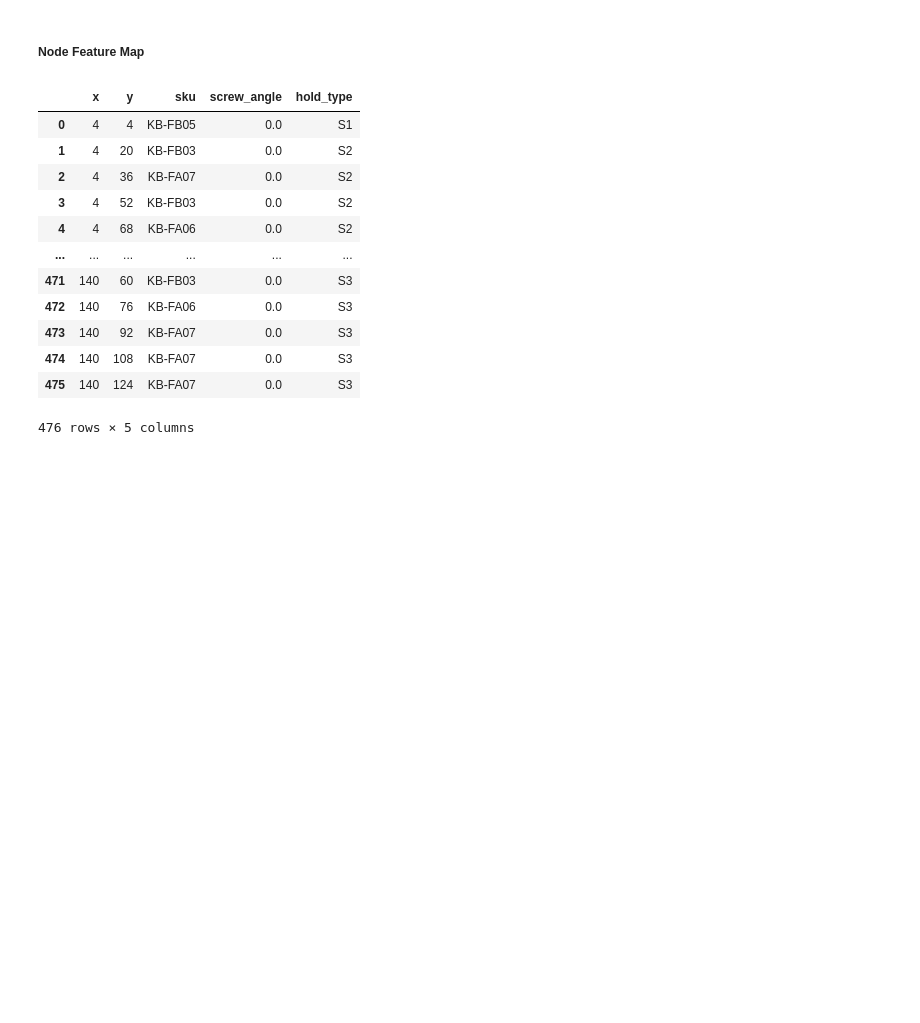
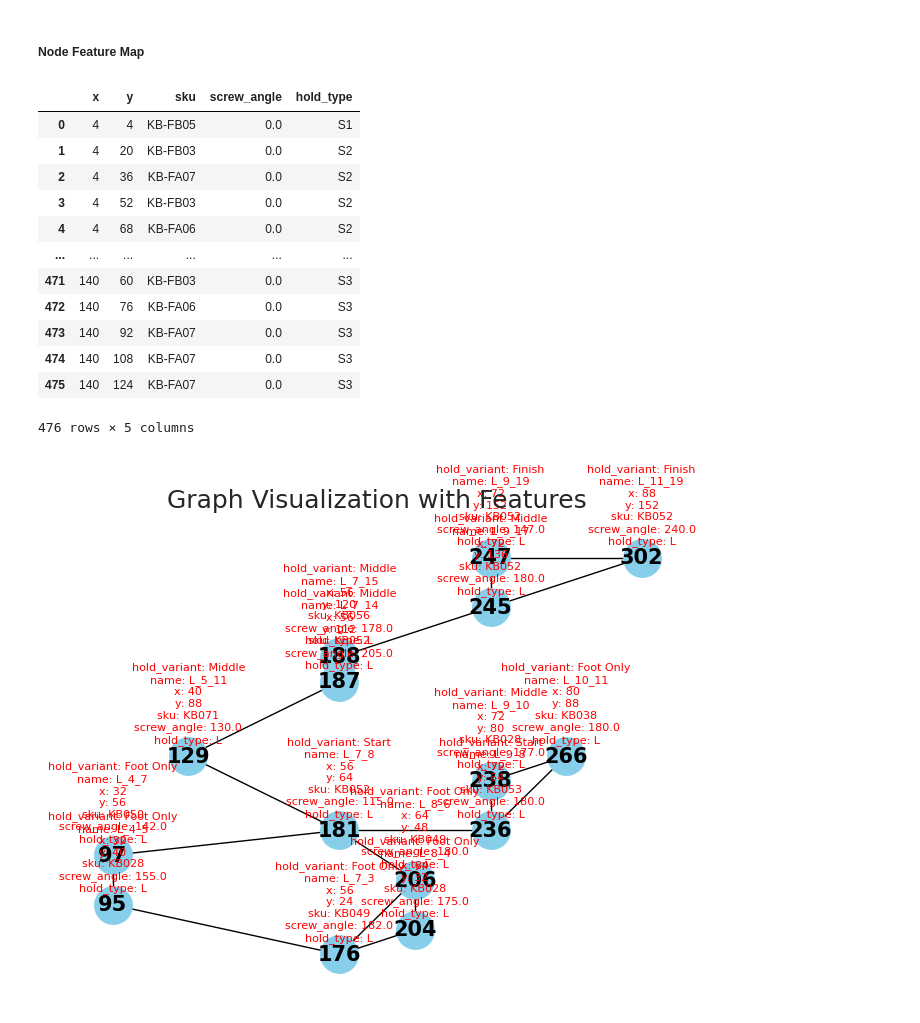
Before and after one commit to TomPlt/KilterBot, a Jupyter notebook: eda.ipynb, the cells around one changed output. Drawn from its saved outputs; the diff is of its cells as text; code cells hidden in the pictures; blank space fills up the shorter version.

```diff
--- a/eda.ipynb
+++ b/eda.ipynb
@@ -243,4 +266,4 @@ Now we can create a dictionary which stores additional information for each of t
 # %%
 df_nodes = pd.read_csv('data/csvs/nodes.csv')
 df_nodes.loc[(df_nodes.x == 80) & (df_nodes.y == 8)]
-df_nodes['hold_type'] = df_nodes['name'].apply(lambda x: x.split('_')[0])
+# df_nodes['hold_type'] = df_nodes['name'].apply(lambda x: x.split('_')[0])
@@ -254,7 +280,7 @@ def get_index(coords):
         return df_filtered.index[0]
     else:
         return None
-df_train['nodes'] = df_train.coordinates.map(lambda x: np.array([get_index(coords) for coords in ast.literal_eval(x)]))
+# df_train['nodes'] = df_train.coordinates.map(lambda x: ([get_index(coords) for coords in ast.literal_eval(x)]))
 print(f'There are a total of {df_train.shape[0]} climbs in the dataset')
 # %% [output]
 There are a total of 7657 climbs in the dataset
@@ -267,9 +293,9 @@ def get_difficulty(uuid):
         return df_filtered.values[0]
     else:
         return None
-df_train['difficulty'] = df_train.uuid.map(lambda x: get_difficulty(x))
-# Removing climbs with missing nodes
+# df_train['difficulty'] = df_train.uuid.map(lambda x: get_difficulty(x))
+# # Removing climbs with missing nodes
 df_train = df_train.dropna().reindex()
-df_train = df_train[df_train.nodes.apply(lambda x: None not in x)].reindex()
+# df_train = df_train[df_train.nodes.apply(lambda x: None not in x)].reindex()
 print(f'There are a total of {df_train.shape[0]} climbs in the dataset after removing climbs with missing nodes')
 # %% [output]
@@ -309,3 +330,79 @@ df_nodes[['x', 'y', 'sku', 'screw_angle', 'hold_type']]
 | 474 | 140 | 108 | KB-FA07 | 0.0 | S3 |
 | 475 | 140 | 124 | KB-FA07 | 0.0 | S3 |
 476 rows × 5 columns
+# %%
+import networkx as nx
+import ast
+import numpy as np
+from tqdm import tqdm
+import pandas as pd
+import matplotlib.pyplot as plt
+
+def data_load_in():
+    df_train = pd.read_csv('data/csvs/train.csv')
+    df_nodes = pd.read_csv('data/csvs/nodes.csv')
+    return df_train, df_nodes
+
+# If you use a list:
+graphs = []
+
+df_train, df_nodes = data_load_in()
+
+for index, row in df_train.iterrows():
+    G = nx.Graph()  # Initialize a new graph for this row
+
+    coordinates = ast.literal_eval(row['coordinates'])
+    nodes = ast.literal_eval(row['nodes'])
+    hold_variants = ast.literal_eval(row['hold_type'])
+
+    for i, coord in enumerate(coordinates):
+        node_id = nodes[i]  # Removed redundant ast.literal_eval
+        hold_variant = hold_variants[i]
+
+        # Add nodes and node attributes to the graph
+        node_features = df_nodes.loc[node_id].to_dict()
+        G.add_node(node_id,
+                coordinates=coord,
+                hold_variant=hold_variant,
+                **node_features)
+
+    # Calculate distances and create edges:
+    for node_id in tqdm(G.nodes(data=True), desc=f"Processing Graph {index}", position=0):
+        distances = {}
+        for target_node_id in G.nodes(data=True):
+            if node_id[0] != target_node_id[0]:
+                dist = np.linalg.norm(np.array(node_id[1]['coordinates']) - np.array(target_node_id[1]['coordinates']))
+                distances[target_node_id[0]] = dist
+        # Get two nearest neighbors
+        nearest_neighbors = sorted(distances.keys(), key=lambda x: distances[x])[:2]
+        for neighbor in nearest_neighbors:
+            G.add_edge(node_id[0], neighbor)
+
+    # Optionally, visualize the graph:
+    # ... [visualization code goes here] ...
+
+    # Append the generated graph to the list
+    graphs.append(G)
+
+
+G = graphs[0]
+
+# Positioning nodes using 'coordinates'
+pos = nx.get_node_attributes(G, 'coordinates')
+
+# Drawing nodes and edges
+nx.draw(G, pos, with_labels=True, node_size=700, node_color='skyblue', font_size=15, font_weight='bold')
+
+# Annotating nodes with their features. Assuming features are 'hold_variant' and other node features
+for node, attrs in G.nodes(data=True):
+    # Creating a string of features for demonstration.
+    # Adjust accordingly to your use case.
+    s = f"hold_variant: {attrs['hold_variant']}\n" + \
+        "\n".join([f"{key}: {value}" for key, value in attrs.items() if key not in ['coordinates', 'hold_variant']])
+
+    plt.annotate(s, (pos[node][0],pos[node][1]), textcoords="offset points", xytext=(0,10), ha='center', fontsize=8, color='red')
+
+plt.title('Graph Visualization with Features')
+plt.show()
+# %% [output]
+[figure, added]
```
Also changed, not shown: parts of 10 cells of this notebook, 3 other files.
